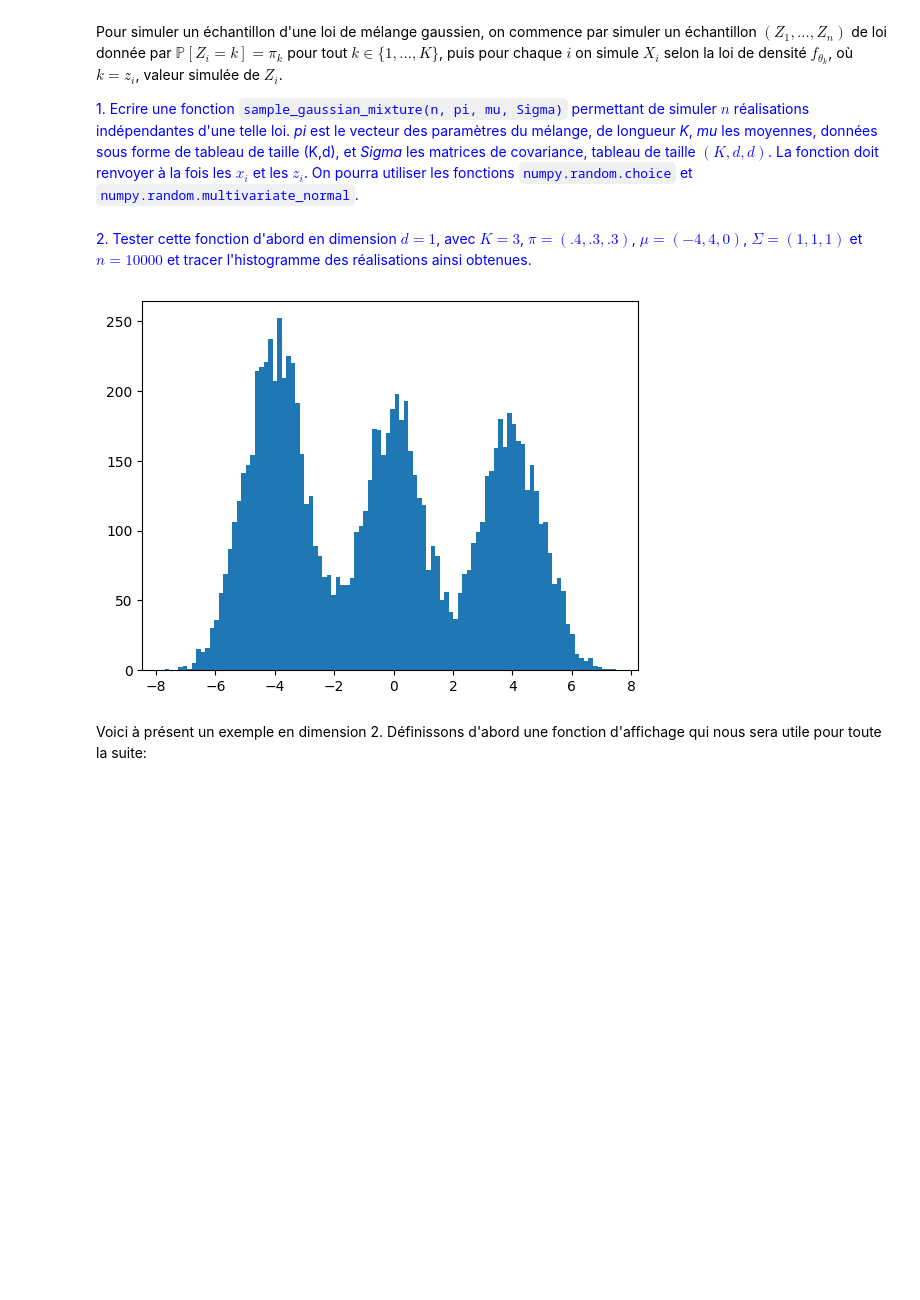
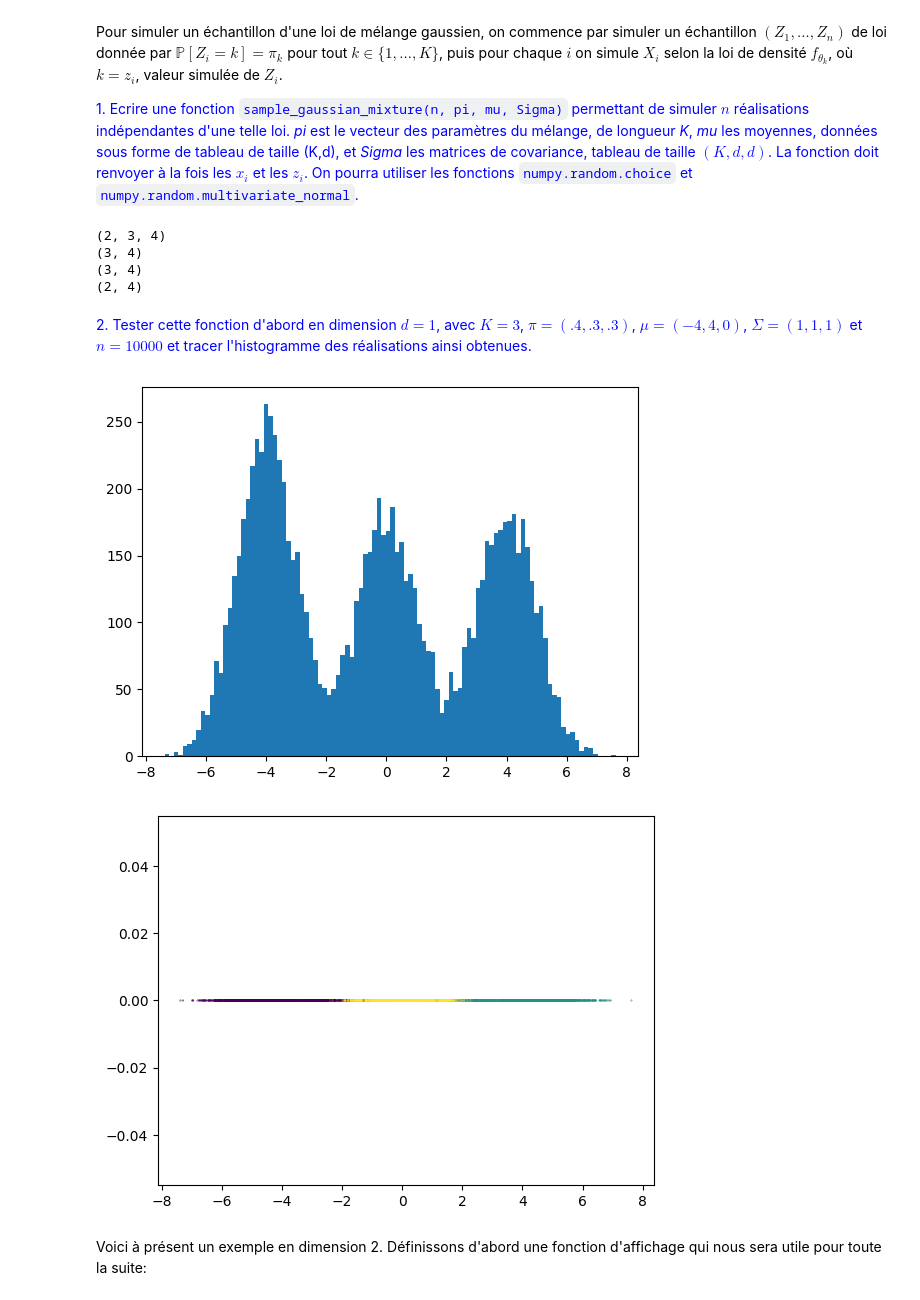
Before and after one commit to joanglaunes/algosto, a Jupyter notebook: python/TP_EM_GMM_session.ipynb, the cells around one changed output. Saved outputs shown, nothing was run; the diff lists cells and outputs as text; code cells hidden in the pictures; blank space fills up the shorter version.

```diff
--- a/python/TP_EM_GMM_session.ipynb
+++ b/python/TP_EM_GMM_session.ipynb
@@ -27,15 +29,32 @@ Pour simuler un échantillon d'une loi de mélange gaussien, on commence par sim
 <font color='blue'> 1. Ecrire une fonction `sample_gaussian_mixture(n, pi, mu, Sigma)` permettant de simuler $n$ réalisations indépendantes d'une telle loi. *pi* est le vecteur des paramètres du mélange, de longueur *K*, *mu* les moyennes, données sous forme de tableau de taille (K,d), et *Sigma* les matrices de covariance, tableau de taille $(K,d,d)$. La fonction doit renvoyer à la fois les $x_i$ et les $z_i$. On pourra utiliser les fonctions `numpy.random.choice` et `numpy.random.multivariate_normal`.</font>
 # %%
 # 1. fonction pour simuler un mélange gaussien
+
+# version avec boucle sur n:
 def sample_gaussian_mixture(n, pi, mu, Sigma):
     K = len(pi)
     d = mu.shape[1]
-    # tirer au sort les z_i:
-    z = np.random.choice(K,size=n,p=pi)
-    # initialisation de x:
+    z = np.random.choice(K,n,p=pi)
     x = np.zeros((n,d))
-    # tirer au sort les x_i:
+    for i in range(n):
+        k = z[i]
+        x[i] = np.random.multivariate_normal(mu[k],Sigma[k],size=1)
+    return x, z   # x matrice de taille (n,d) et z vecteur de longueur n
+
+# version sans boucle sur n (mais avec une boucle sur K):
+def sample_gaussian_mixture(n, pi, mu, Sigma):
+    K = len(pi)
+    d = mu.shape[1]
+    z = np.random.choice(K,n,p=pi)
+    # z=[2,0,1,0,1,2,2,0,0,1,2,1] par exemple (si K=3 et n=12)
+    #print("z=",z)
+    x = np.zeros((n,d))
     for k in range(K):
+        #print("k=",k)
         nk = np.sum(z==k)
-        x[z==k,:] = np.random.multivariate_normal(mean=mu[k,:],cov=Sigma[k,:,:],size=nk)
-    return x,z
+        #print("z==k = ", z==k)
+        #print("nk = ", nk)
+        x[z==k] = np.random.multivariate_normal(mu[k],Sigma[k],size=nk)
+        # x[z==k] : indexation logique
+        #print("x=",x)
+    return x, z   # x matrice de taille (n,d) et z vecteur de longueur n
@@ -42,15 +69,36 @@ def sample_gaussian_mixture(n, pi, mu, Sigma):
+# %%
+a = np.random.rand(2,3,4)
+print(a.shape)
+print(a[0].shape)
+print(a[0,:,:].shape)
+print(a[:,0,:].shape)
+# %% [output]
+(2, 3, 4)
+(3, 4)
+(3, 4)
+(2, 4)
 # %% [markdown]
 <font color='blue'> 2. Tester cette fonction d'abord en dimension $d=1$, avec $K=3$, $\pi=(.4,.3,.3)$, $\mu=(-4,4,0)$, $\Sigma=(1,1,1)$ et $n = 10000$ et tracer l'histogramme des réalisations ainsi obtenues.</font>
 # %%
 # 2. test en dimension 1
-pi = np.array([.4,.3,.3])
+K = 3
+pi = np.array([0.4,0.3,0.3])
 mu = np.array([[-4],[4],[0]])
 Sigma = np.array([[[1]],[[1]],[[1]]])
+
 n = 10000
 x,z = sample_gaussian_mixture(n, pi, mu, Sigma)
-plt.hist(x, 100);
+
+# histogramme:
+plt.hist(x,100)
+plt.show()
+
+# affichage de l'échantillon:
+plt.scatter(x, np.zeros(n), s=.1, c=z)
+plt.show();
 # %% [output]
-[figure, old version]
+[figure, new version]
+[figure, added]
 # %% [markdown]
 Voici à présent un exemple en dimension 2. Définissons d'abord une fonction d'affichage qui nous sera utile pour toute la suite:
 # %%
```
Also changed, not shown: parts of 16 cells of this notebook.
